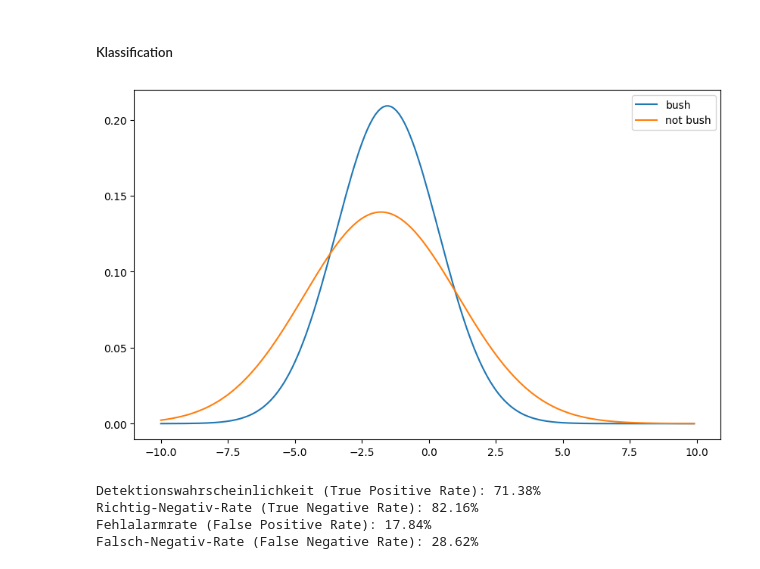
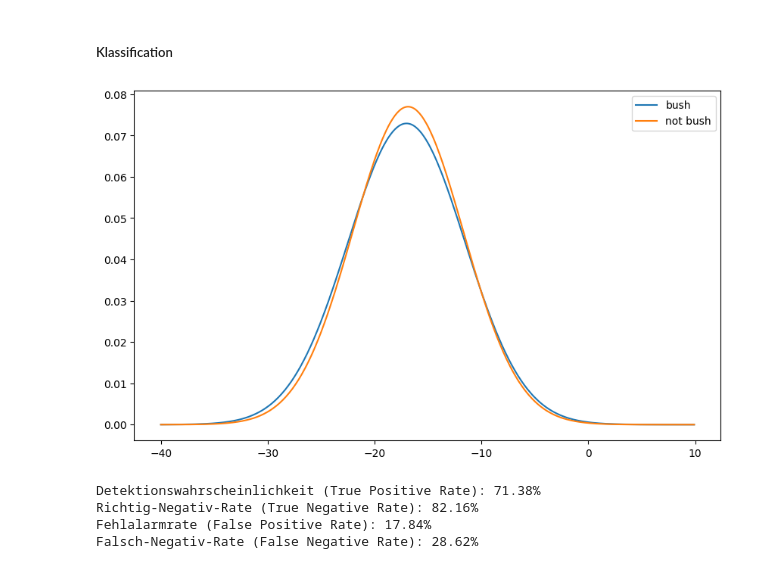
Before and after one commit to SergioChan96/MaschineLearning, a Jupyter notebook: Aufgaben/A2/A2-3/naive_bayes.ipynb, the cells around one changed output. Drawn from its saved outputs; the diff is of its cells as text; code cells hidden in the pictures.

Commit message:
added diagrams

```diff
--- a/Aufgaben/A2/A2-3/naive_bayes.ipynb
+++ b/Aufgaben/A2/A2-3/naive_bayes.ipynb
@@ -281,19 +281,19 @@ xt["P_bush"] = p_bush_train
 xt["P_not_bush"] = p_not_bush_train
 xt["Labels_estimated"] = labels_estimated_train
 # %%
-eigengesicht = 1
-x = np.arange(-10, 10, 0.1)
+eigengesicht = 0
+x = np.arange(-40, 10, 0.1)
 norm_yte = scipy.stats.norm.pdf(x, mean_bush[eigengesicht], var_bush[eigengesicht])
 norm_yte_hat = scipy.stats.norm.pdf(x, mean_not_bush[eigengesicht], var_not_bush[eigengesicht])
 
 plt.figure(figsize=(10, 6))
 plt.plot(x, norm_yte, label='bush')
 plt.plot(x, norm_yte_hat, label='not bush')
 
 plt.legend()
 plt.show()
 # %% [output]
-[figure, old version]
+[figure, new version]
 # %%
 def metriken(xt):
     true_positive = ((xt["Labels"] == 1) & (xt["Labels_estimated"] == 1)).sum()  # TP
```
Also changed, not shown: 5 other files.
